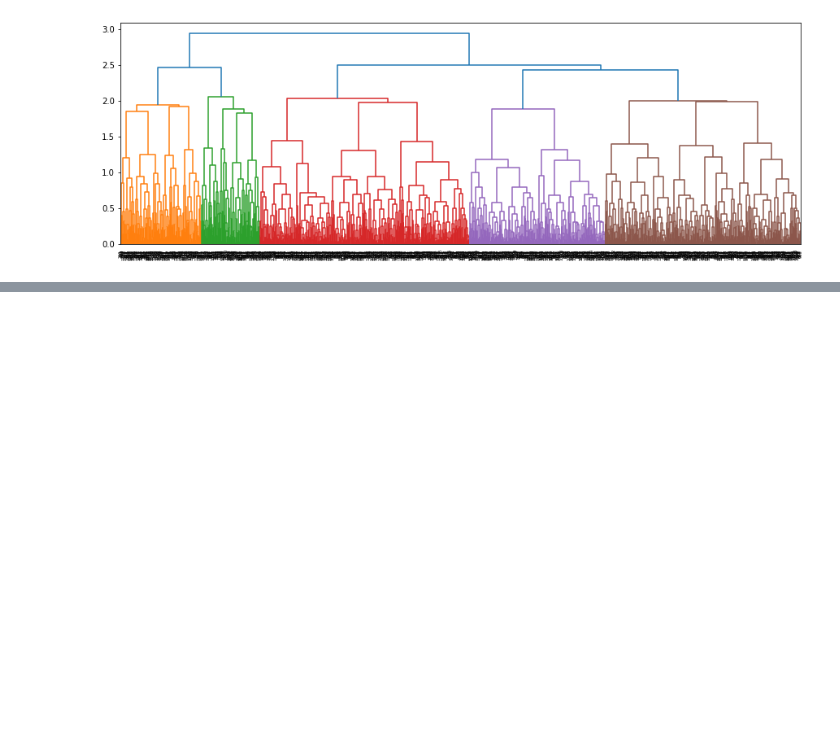
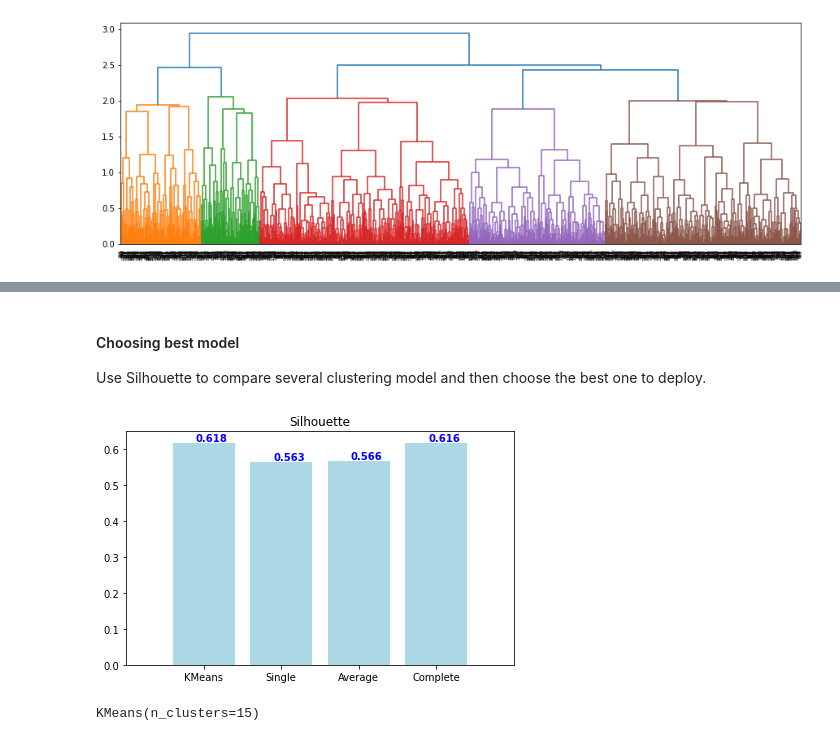
Before and after one commit to Sun-Chirawat/Senior-Project-CS, a Jupyter notebook: Modelling.ipynb, the cells around one changed output, grey strips where cells are left out. Saved outputs shown, nothing was run; the diff lists cells and outputs as text; code cells hidden in the pictures; blank space fills up the shorter version.

```diff
--- a/Modelling.ipynb
+++ b/Modelling.ipynb
@@ -355,0 +435,3 @@ plt.show()
+# %% [markdown]
+#### Choosing best model
+Use Silhouette to compare several clustering model and then choose the best one to deploy.
@@ -355,0 +479,25 @@ plt.show()
+# %%
+# created a plot that ranks the different features in the dataset by their relative importance; note that the feature importances are normalized so that they sum up to 1.0.
+plt.title('Silhouette')
+no_of_models = len(scores)
+model_labels = ['KMeans', 'Single','Average','Complete']
+plt.bar(range(no_of_models), scores, color='lightblue', align='center')
+plt.xticks(range(no_of_models), model_labels)#, rotation=45)
+plt.xlim([-1, no_of_models])
+
+# set individual bar lables with accuracy value
+for i, v in enumerate(scores):
+    plt.text(i-0.1, v+0.005, str(round(v,3)), color='Blue', fontweight='bold')
+
+plt.tight_layout()
+plt.show()
+# %% [output]
+[figure, added]
+# %%
+import operator
+index, value = max(enumerate(scores), key=operator.itemgetter(1))
+
+optimal_model = models[index]
+print(optimal_model)
+# %% [output]
+KMeans(n_clusters=15)
```
Also changed, not shown: parts of 18 cells of this notebook.
